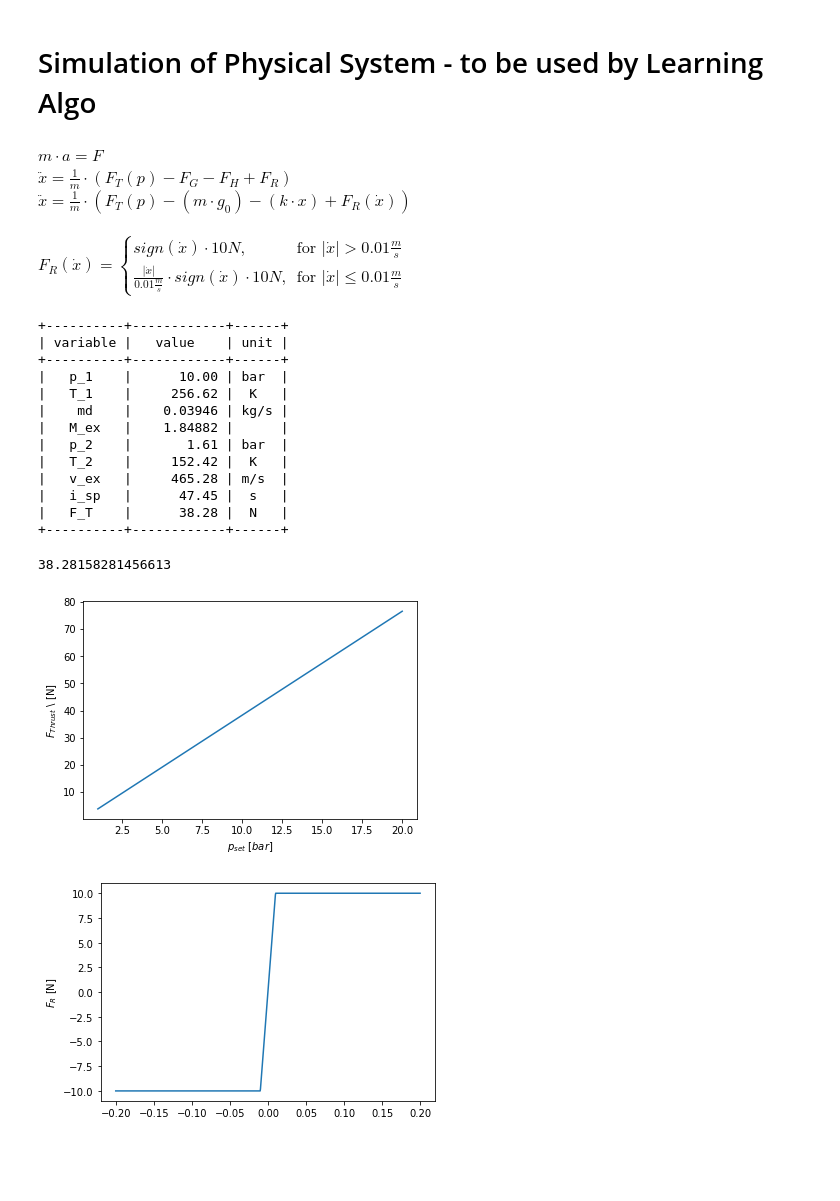
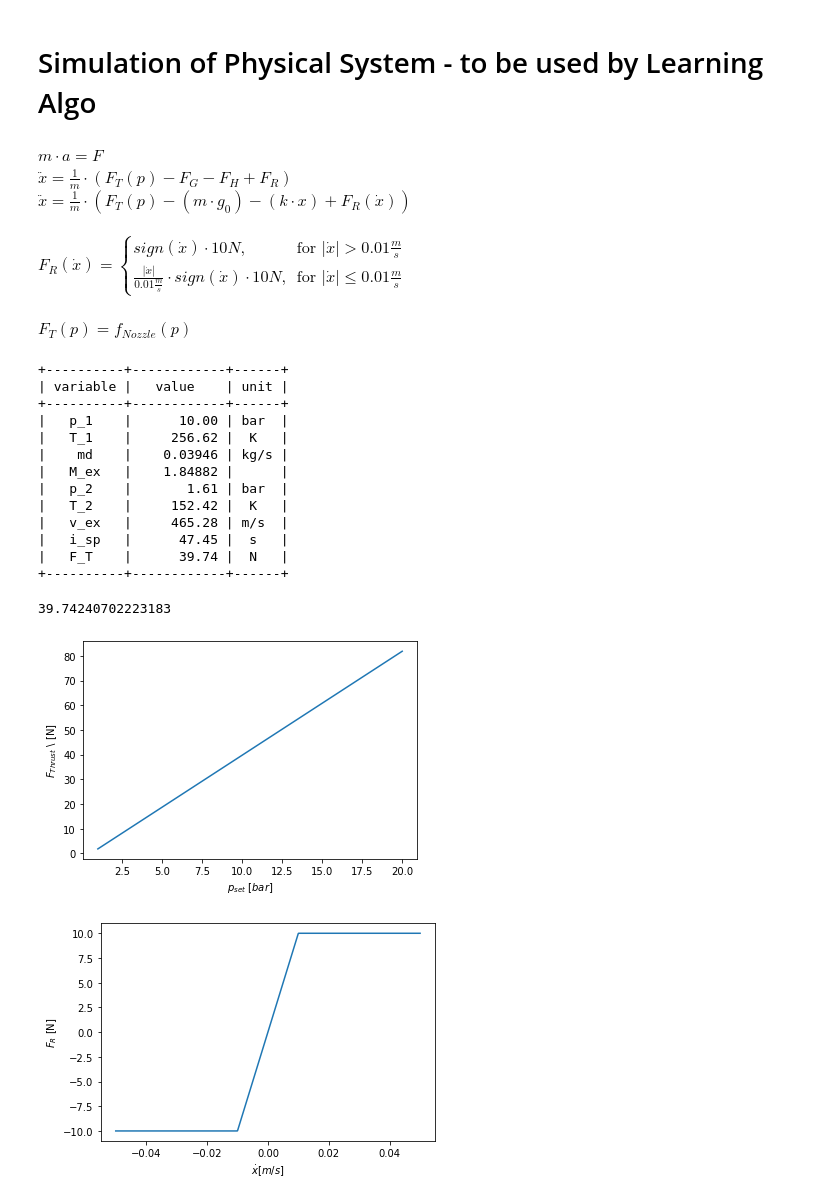
Before and after one commit to Sven-J-Steinert/Rocket-Hopper-DDPG, a Jupyter notebook: simulation.ipynb, the cells around one changed output. Cells and saved outputs as stored; diff of their text form; code cells hidden in the pictures; blank space fills up the shorter version.

```diff
--- a/simulation.ipynb
+++ b/simulation.ipynb
@@ -14,7 +23,9 @@ $\ddot{x}= \frac{1}{m} \cdot (F_T(p) - (m \cdot g_0) - (k \cdot x) + F_R(\dot{x}
 $F_R(\dot{x})= \begin{cases}
   sign(\dot{x}) \cdot 10N, & \text{for } \lvert \dot{x} \rvert > 0.01 \frac{m}{s} \\
   \frac{\lvert \dot{x} \rvert}{0.01 \frac{m}{s}} \cdot sign(\dot{x}) \cdot 10N, & \text{for } \lvert \dot{x} \rvert \leq 0.01 \frac{m}{s}
-\end{cases}$
+\end{cases}$<br>
+<br>
+$F_T(p)= f_{Nozzle}(p)$
 # %%
 H = CP.PropsSI('H','P',300 * 1e5,'T',293, "Nitrogen") # assume Enthalpy constant ofer the whole system
 g0 = 9.80665
@@ -49,8 +60,9 @@ def F_Thrust(p_valve,debug=False):
     T_2 = ((1 + ((gamma - 1)/2)*M_ex**2)**(-1))*T_1
     p_2 = ((1 + ((gamma - 1)/2)*M_ex**2)**(-gamma/(gamma - 1)))*p_1
     v_ex = M_ex * np.sqrt(gamma*R*T_2)
+    p_infinity = 1 * 1e5 # [Pa]
 
-    F_T = md * v_ex + (p_1 - p_2) * A_ex
+    F_T = md * v_ex + (p_1 - p_infinity) * A_ex
 
     if debug:
         x = PrettyTable()
@@ -81,9 +93,9 @@ F_Thrust(10,debug=True)
 |   T_2    |     152.42 |  K   |
 |   v_ex   |     465.28 | m/s  |
 |   i_sp   |      47.45 |  s   |
-|   F_T    |      38.28 |  N   |
+|   F_T    |      39.74 |  N   |
 +----------+------------+------+
-38.28158281456613
+39.74240702223183
 # %%
 # test F Thrust over pressure
 x = np.linspace(1,20,1000)
@@ -95,7 +107,7 @@ plt.ylabel('$F_{Thrust}$ \ [N]')
 plt.xlabel('$p_{set} \ [bar]$')
 plt.show()
 # %% [output]
-[figure, old version]
+[figure, new version]
 # %%
 # 𝐹𝑅𝑅 ≈ 10𝑁 Rolling - Resistance against velocity
 # FG = m
@@ -145,12 +157,13 @@ def rk4_e(f, y, h, t): # runge kutta 4th order explicit
     return y + h/6 * (f(t, y) + 2 * f(tk_05, yk_025) + 2 * f(tk_05, yk_05) + f(t+h, yk_075))
 # %%
 # resistance modelling - smoothed to stablize model
-x = np.linspace(-0.2,0.2,1000)
+x = np.linspace(-0.05,0.05,1000)
 y = []
 for i in x:
     y.append(F_R(i))
 plt.plot(x, y)
 plt.ylabel('$F_{R}$ [N]')
+plt.xlabel('$\dot{x} [m/s]$')
 plt.show()
 # %% [output]
-[figure, old version]
+[figure, new version]
```
Also changed, not shown: parts of 9 cells of this notebook.
